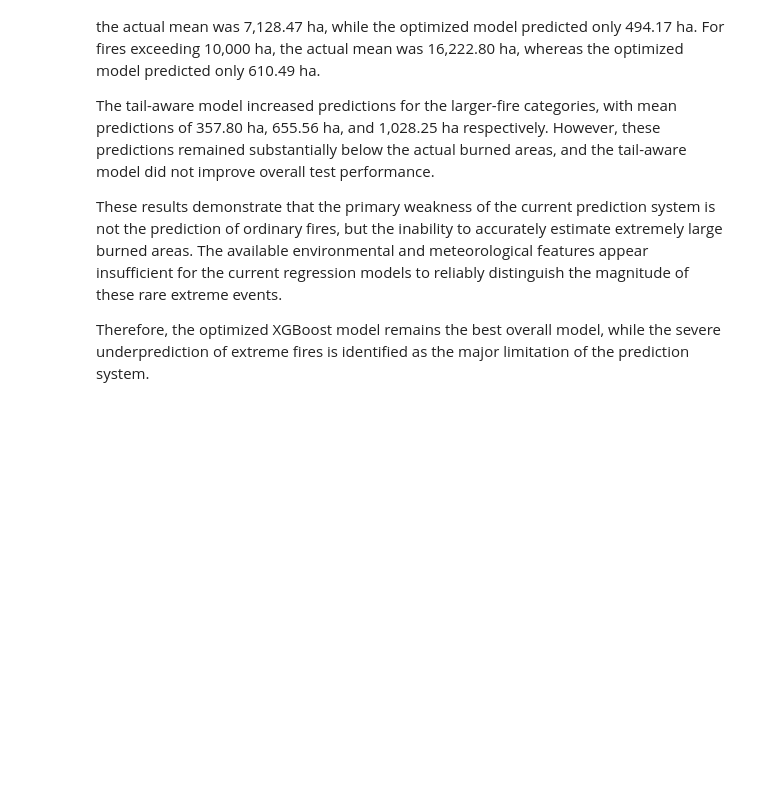
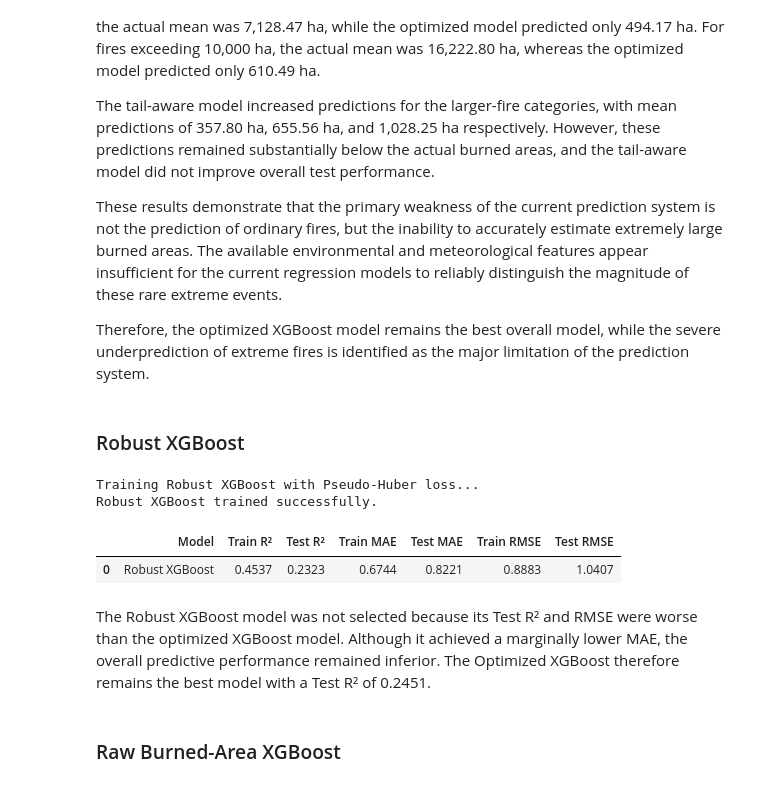
Before and after one commit to mraznyrazeek/ML-Based-Forest-Fire-Prediction-Project, a Jupyter notebook: backend/notebooks/05_final_model_improvement.ipynb, the cells around one changed output. Drawn from its saved outputs; the diff is of its cells as text; code cells hidden in the pictures; blank space fills up the shorter version.

```diff
--- a/backend/notebooks/05_final_model_improvement.ipynb
+++ b/backend/notebooks/05_final_model_improvement.ipynb
@@ -1010,3 +1010,82 @@ The tail-aware model increased predictions for the larger-fire categories, with
 These results demonstrate that the primary weakness of the current prediction system is not the prediction of ordinary fires, but the inability to accurately estimate extremely large burned areas. The available environmental and meteorological features appear insufficient for the current regression models to reliably distinguish the magnitude of these rare extreme events.
 
 Therefore, the optimized XGBoost model remains the best overall model, while the severe underprediction of extreme fires is identified as the major limitation of the prediction system.
+# %% [markdown]
+### Robust XGBoost
+# %%
+# ROBUST XGBOOST — PSEUDO-HUBER LOSS
+
+robust_xgb = xgb.XGBRegressor(
+    **study.best_params,
+    objective="reg:pseudohubererror",
+    random_state=42,
+    n_jobs=-1
+)
+
+print("Training Robust XGBoost with Pseudo-Huber loss...")
+
+robust_xgb.fit(
+    X_train,
+    y_train,
+    eval_set=[(X_test, y_test)],
+    verbose=False
+)
+
+print("Robust XGBoost trained successfully.")
+# %% [output]
+Training Robust XGBoost with Pseudo-Huber loss...
+Robust XGBoost trained successfully.
+# %%
+# EVALUATE ROBUST XGBOOST
+
+robust_train_pred = robust_xgb.predict(X_train)
+robust_test_pred = robust_xgb.predict(X_test)
+
+robust_results = {
+    "Model": "Robust XGBoost",
+
+    "Train R²": r2_score(
+        y_train,
+        robust_train_pred
+    ),
+
+    "Test R²": r2_score(
+        y_test,
+        robust_test_pred
+    ),
+
+    "Train MAE": mean_absolute_error(
+        y_train,
+        robust_train_pred
+    ),
+
+    "Test MAE": mean_absolute_error(
+        y_test,
+        robust_test_pred
+    ),
+
+    "Train RMSE": np.sqrt(
+        mean_squared_error(
+            y_train,
+            robust_train_pred
+        )
+    ),
+
+    "Test RMSE": np.sqrt(
+        mean_squared_error(
+            y_test,
+            robust_test_pred
+        )
+    )
+}
+
+display(
+    pd.DataFrame([robust_results]).round(4)
+)
+# %% [output]
+|  | Model | Train R² | Test R² | Train MAE | Test MAE | Train RMSE | Test RMSE |
+| 0 | Robust XGBoost | 0.4537 | 0.2323 | 0.6744 | 0.8221 | 0.8883 | 1.0407 |
+# %% [markdown]
+The Robust XGBoost model was not selected because its Test R² and RMSE were worse than the optimized XGBoost model. Although it achieved a marginally lower MAE, the overall predictive performance remained inferior. The Optimized XGBoost therefore remains the best model with a Test R² of 0.2451.
+# %% [markdown]
+### Raw Burned-Area XGBoost
```
Also changed, not shown: parts of 25 cells of this notebook.
